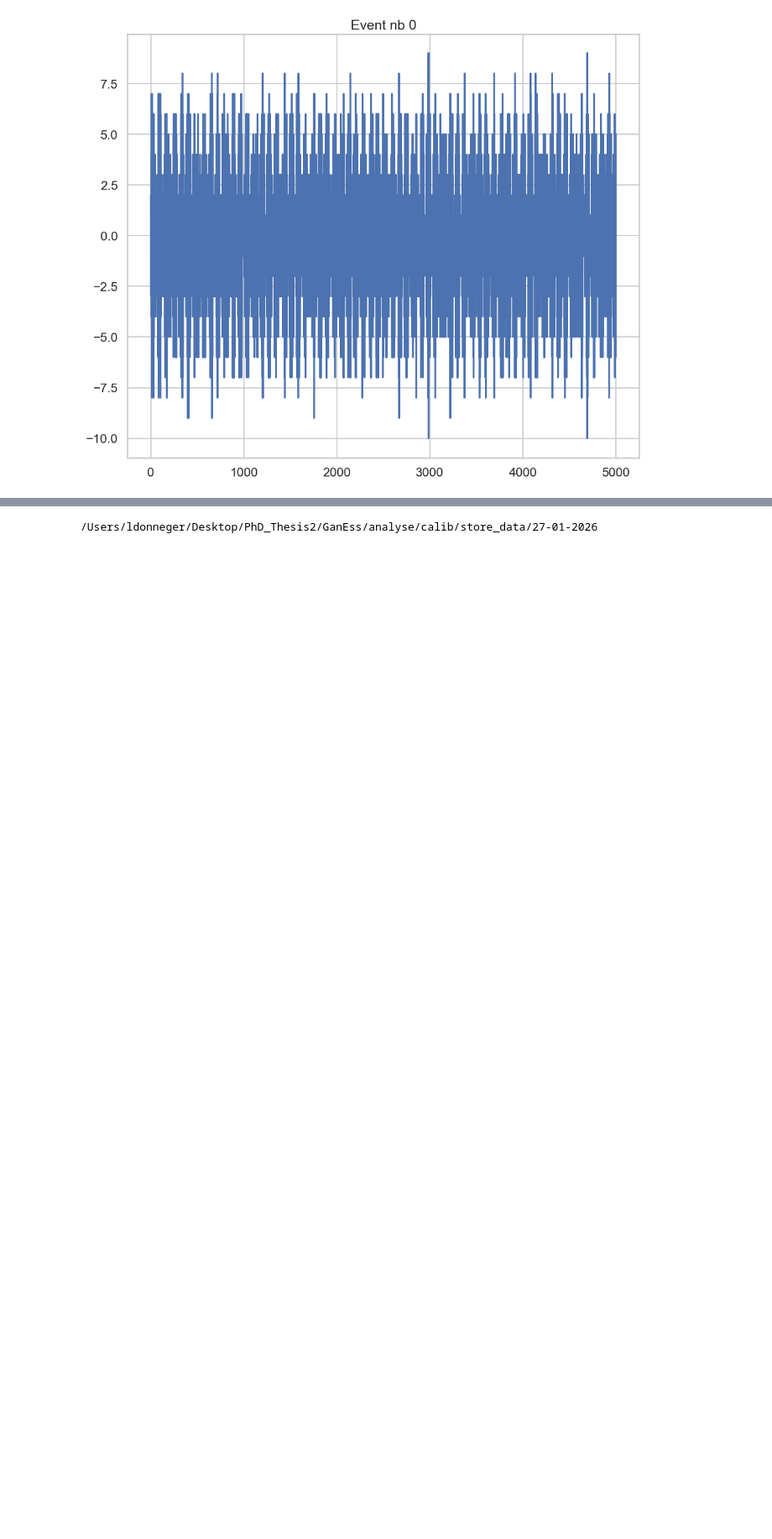
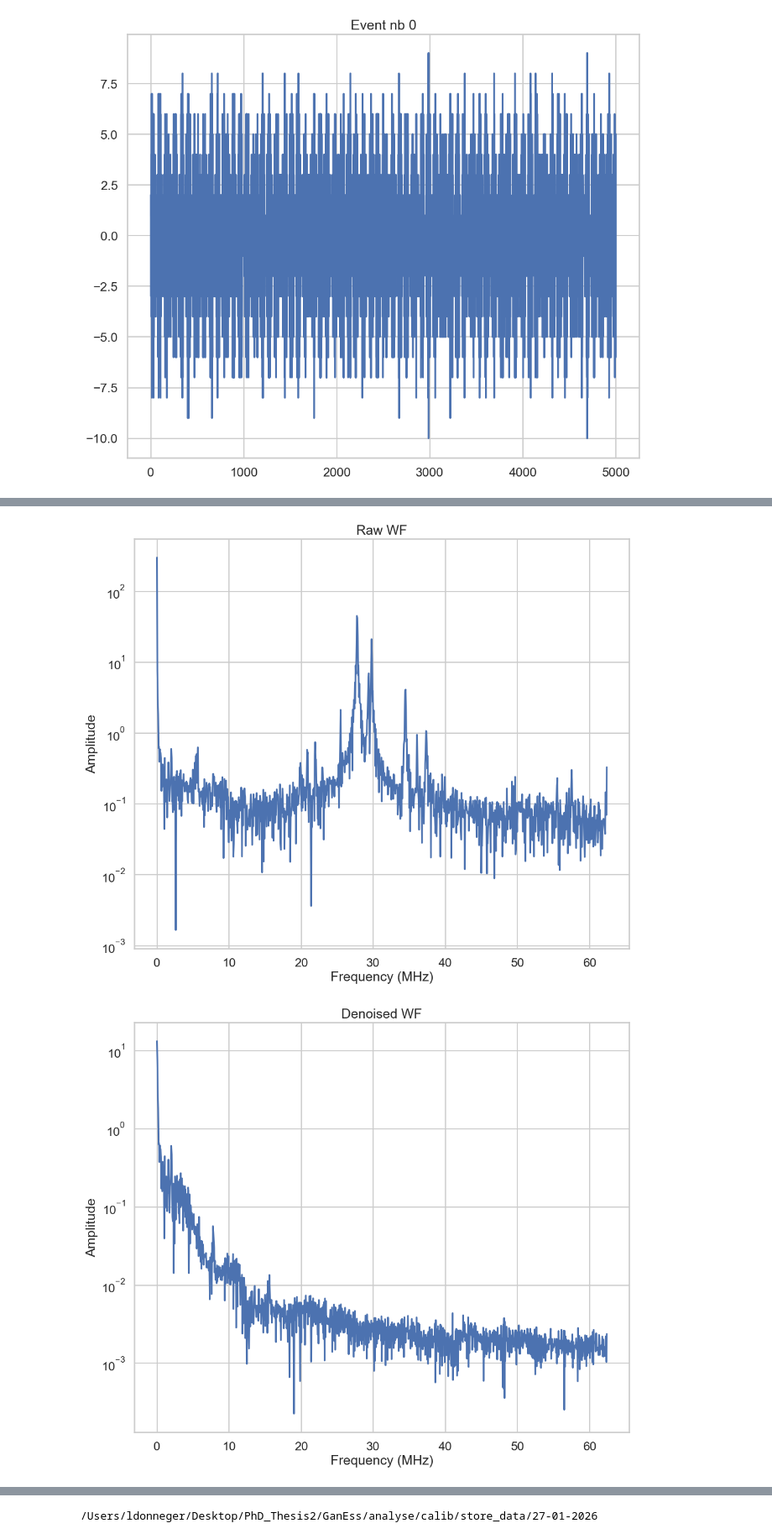
Before and after one commit to ludophys/PhD_Thesis2, a Jupyter notebook: GanEss/analyse/Raw_WF_noise_study.ipynb, the cells around one changed output, grey strips where cells are left out. Shown at 84% size. Saved outputs shown, nothing was run; the diff lists cells and outputs as text; code cells hidden in the pictures; blank space fills up the shorter version.

```diff
--- a/GanEss/analyse/Raw_WF_noise_study.ipynb
+++ b/GanEss/analyse/Raw_WF_noise_study.ipynb
@@ -964,3 +1068,31 @@ thresh_den is : 1.5
+# %%
+def cut_and_mean(list_of_arrays):
+    min_len = min(len(arr) for arr in list_of_arrays)
+    cut = np.array([arr[:min_len] for arr in list_of_arrays])
+    return np.mean(cut, axis=0)
+
+
+freq_rwf_plot = cut_and_mean(freq_rwf)
+fft_rwf_plot = cut_and_mean(fft_rwf)
+freq_denoised_plot = cut_and_mean(freq_denoised_st)
+fft_denoised_plot = cut_and_mean(fft_denoised_st)
+
+plt.title('Raw WF')
+plt.plot(freq_rwf_plot, np.abs(fft_rwf_plot))
+
+plt.xlabel("Frequency (MHz)")
+plt.ylabel("Amplitude")
+plt.yscale('log')
+plt.show()
+plt.title('Denoised WF')
+plt.plot(freq_denoised_plot, np.abs(fft_denoised_plot))
+plt.xlabel("Frequency (MHz)")
+plt.ylabel("Amplitude")
+plt.yscale('log')
+plt.show()
+# %% [output]
+[figure, added]
+[figure, added]
 # %%
 #Definition of binnings for plot in ADC counts, keV and noisebin
 enebins = np.linspace(0, 5000, 60)
```
Also changed, not shown: parts of 11 cells of this notebook.
